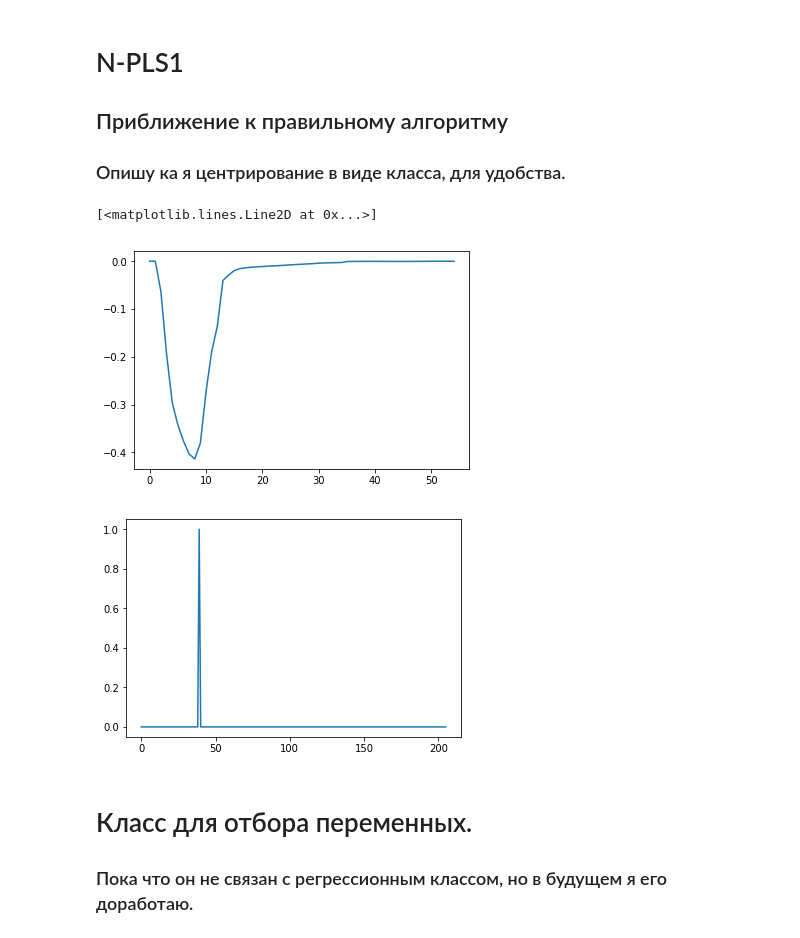
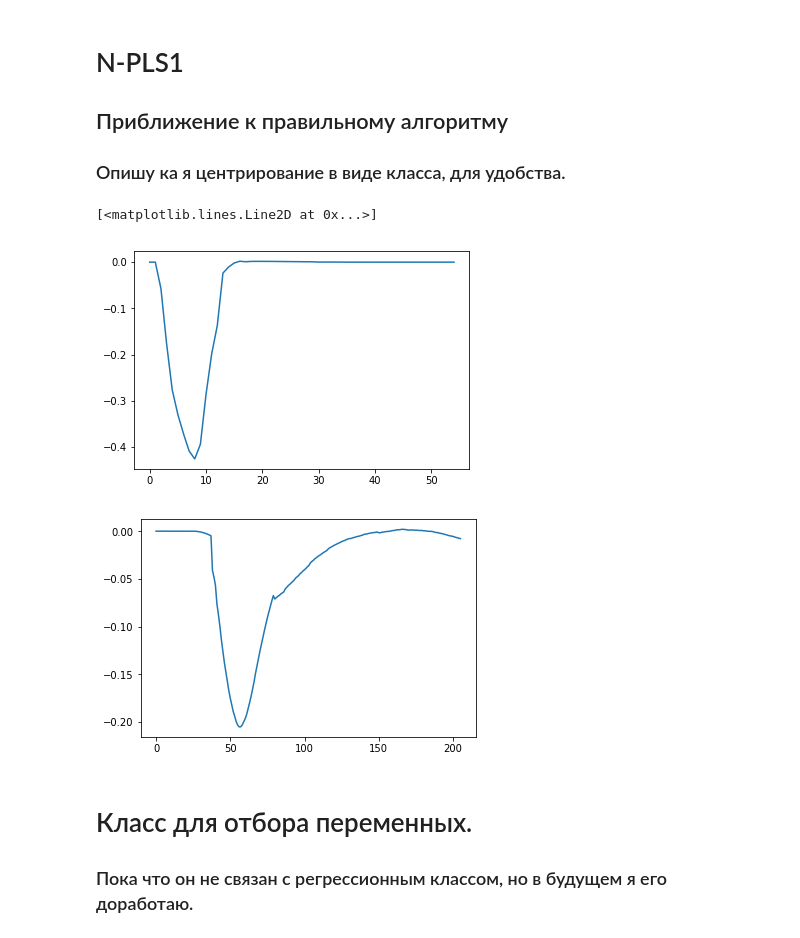
Before and after one commit to 89605502155/ML-repositry, a Jupyter notebook: new_NPLS1.ipynb, the cells around one changed output. Saved outputs shown, nothing was run; the diff lists cells and outputs as text; code cells hidden in the pictures.

Commit message:
Seemingly fix the SVD issue
Turns out, np.linalg.svd by default provides the full singular matrices,
while asking for min(M,N) ("thin SVD") columns gives us a more stable result.

TODO: find out why.

```diff
--- a/new_NPLS1.ipynb
+++ b/new_NPLS1.ipynb
@@ -96,8 +96,8 @@ class Tri_PLS1_grid(RegressorMixin,BaseEstimator):
             for i in range(0,x.shape[0]):
                 x_product[i,:,:]=x[i,:,:]*y[i]
             z=x_product.sum(axis=0)
-            Wk, S, WI = np.linalg.svd(z)
-            w_k=np.array(Wk[0,:]).reshape(x.shape[1],1)
+            Wk, S, WI = np.linalg.svd(z, full_matrices = False)
+            w_k=np.array(Wk.transpose()[0,:]).reshape(x.shape[1],1)
             w_i=np.array(WI[0,:]).reshape(x.shape[2],1)
             w_k_mass[f,:,:]=w_k
             w_i_mass[f,:,:]=w_i
@@ -169,31 +169,30 @@ class Tri_PLS1_grid(RegressorMixin,BaseEstimator):
 # %%
 # для гуминовых веществ может иметь смысл взять чуть больше компонент;
 # для аминокислот должно быть достаточно одного
 model = Tri_PLS1_grid(n_components=1)
 
-# NB: здесь мы ничего не центрируем, что как будто не влияет на результат
 X = Xdata_numpy['X']
-# X -= X.mean(axis = 0) # раскомментировать для центрирования по X
+X -= X.mean(axis = 0) # раскомментировать для центрирования по X
 
 y0 = Ydata.to_numpy()[:,2] # здесь номер колонки выбирает гуминовые вещества / тирозин / триптофан
-#y0 -= y0.mean() # раскомментировать для центрирования по y
+y0 -= y0.mean() # раскомментировать для центрирования по y
 model.fit(X, y0)
 
 # почему-то массивы w_i, w_k оказываются трёхмерными, но последняя размерность всегда 1
 # уберём её, чтобы работать, как мы обычно работаем с матрицами
 def flatten(x):
     sh = x.shape
     return x.reshape(sh[0:len(sh)-1])
 
 plt.figure()
 plt.plot(flatten(model.w_i).transpose())
 
 plt.figure()
 plt.plot(flatten(model.w_k).transpose())
 # %% [output]
 [<matplotlib.lines.Line2D at 0x...>]
-[figure, old version]
+[figure, new version]
-[figure, old version]
+[figure, new version]
 # %% [markdown]
 # Класс для отбора переменных.
 ### Пока что он не связан с регрессионным классом, но в будущем я его доработаю.
```
